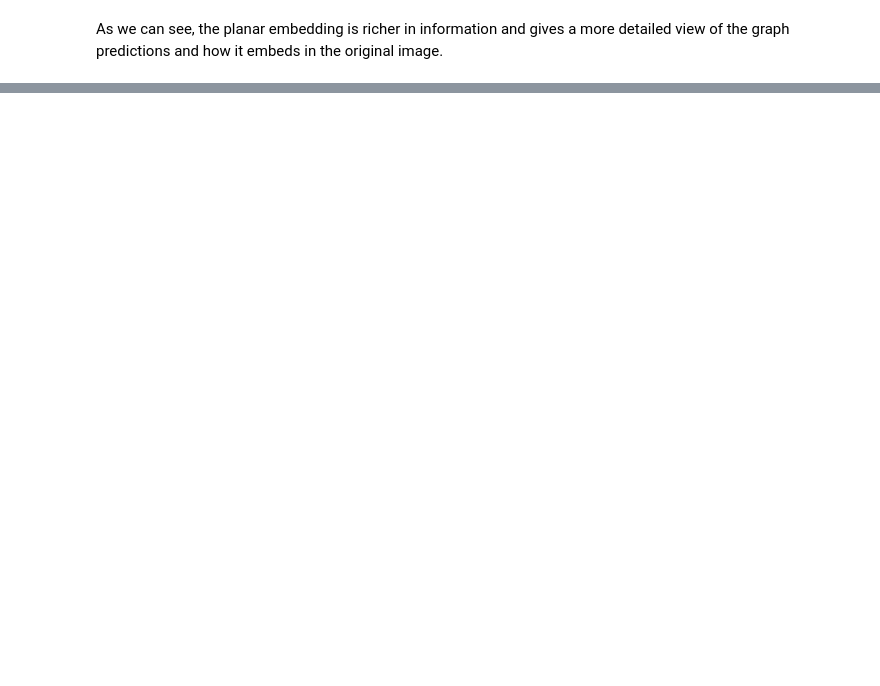
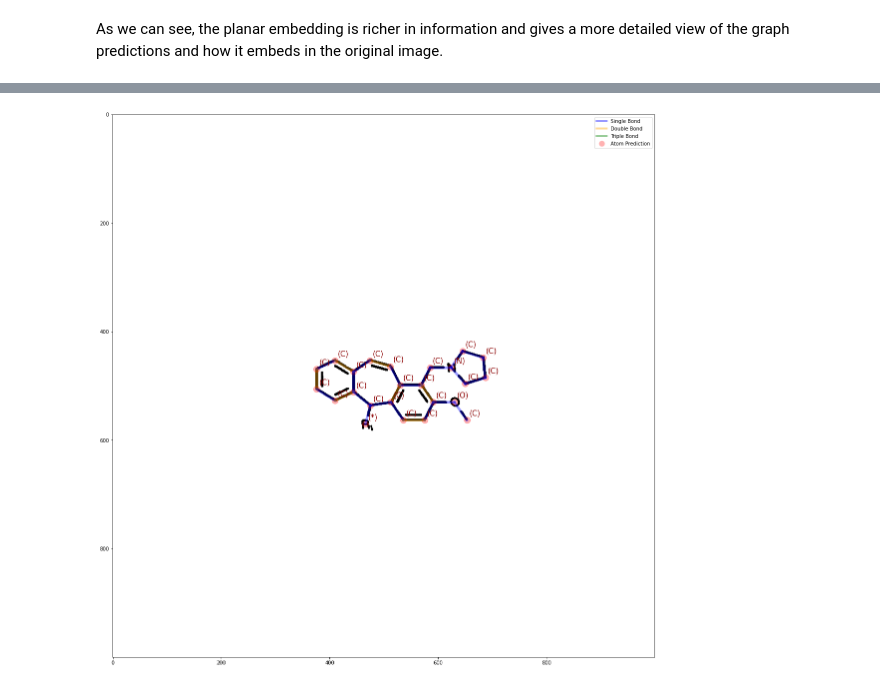
Before and after one commit to iclr2021-paper1739/workflow-paper1739, a Jupyter notebook: workflow_notebook.ipynb, the cells around one changed output, grey strips where cells are left out. Saved outputs shown, nothing was run; the diff lists cells and outputs as text; code cells hidden in the pictures; blank space fills up the shorter version.

```diff
--- a/workflow_notebook.ipynb
+++ b/workflow_notebook.ipynb
@@ -97,0 +81,11 @@ As we can see, the planar embedding is richer in information and gives a more de
+# %%
+from ChemGrapher import alter_atom_graph
+import ast
+import pandas as pd
+atom_list=ast.literal_eval(planar[4])
+bond_list = planar[5].replace('array([','[')
+bond_list= bond_list.replace('])',']')
+bond_list=ast.literal_eval(bond_list)
+df_smiles = pd.read_csv(f"dataset_indigo/smiles.csv")
+original_smiles = df_smiles.loc[df_smiles['molid'] == file_num]
+altered_atom_list = alter_atom_graph(atom_list, bond_list, original_smiles.iloc[0]['smiles'])
@@ -97,0 +110,12 @@ As we can see, the planar embedding is richer in information and gives a more de
+# %%
+from ChemGrapher import visualize_planar
+import ast
+bond_list = planar[5].replace('array([','')
+bond_list= bond_list.replace('])','')
+bond_list=ast.literal_eval(bond_list)
+if altered_atom_list is None:
+    print('no relabeling was possible')
+else:
+    visualize_planar(altered_atom_list, bond_list,filename)
+# %% [output]
+[figure, added]
```
Also changed, not shown: parts of 9 cells of this notebook, 3 other files.
